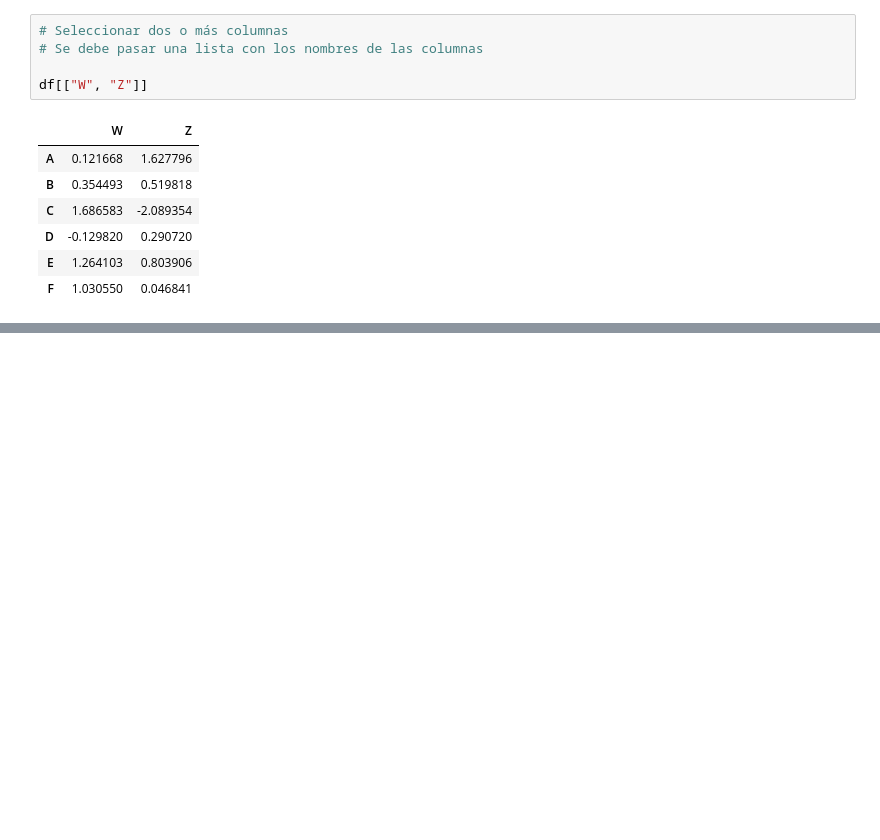
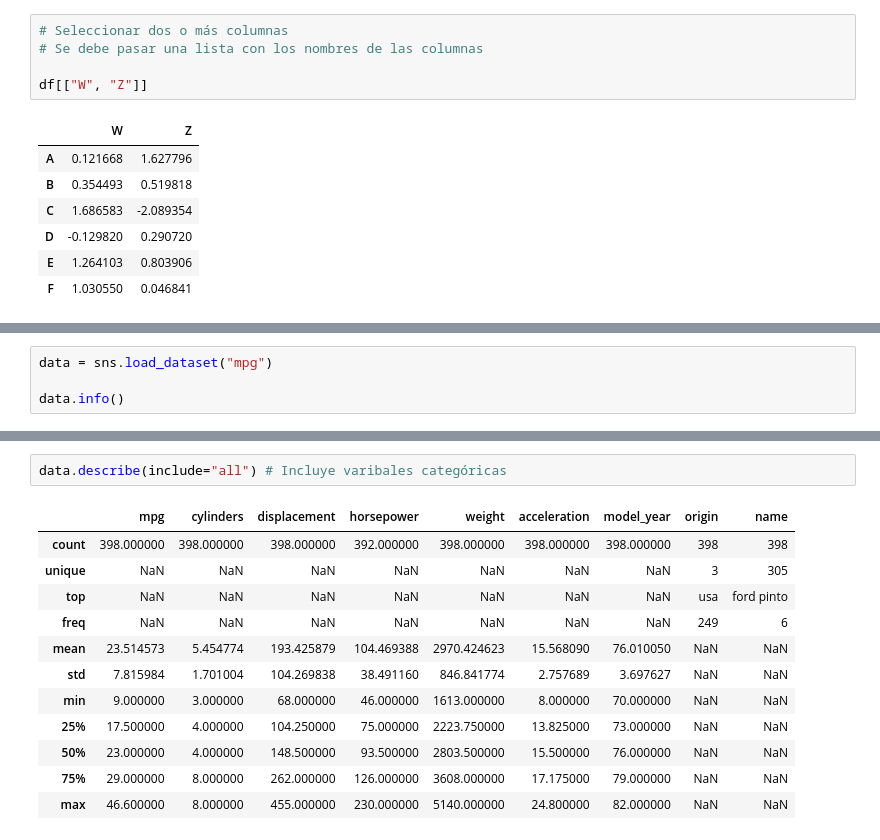
Before and after one commit to dpalacioj/DataAI-Fundamentos-Aplicaciones, a Jupyter notebook: Analitica/ciencia_datos_con_python/notebooks-teoria/03_pandas.ipynb, the cells around one changed output, grey strips where cells are left out. Drawn from its saved outputs; the diff is of its cells as text; blank space fills up the shorter version.

```diff
--- a/Analitica/ciencia_datos_con_python/notebooks-teoria/03_pandas.ipynb
+++ b/Analitica/ciencia_datos_con_python/notebooks-teoria/03_pandas.ipynb
@@ -345,0 +1706,4 @@ df[["W", "Z"]]
+# %%
+data = sns.load_dataset("mpg")
+
+data.info()
@@ -345,0 +1748,15 @@ df[["W", "Z"]]
+# %%
+data.describe(include="all") # Incluye varibales categóricas
+# %% [output]
+|  | mpg | cylinders | displacement | horsepower | weight | acceleration | model_year | origin | name |
+| count | 398.000000 | 398.000000 | 398.000000 | 392.000000 | 398.000000 | 398.000000 | 398.000000 | 398 | 398 |
+| unique | NaN | NaN | NaN | NaN | NaN | NaN | NaN | 3 | 305 |
+| top | NaN | NaN | NaN | NaN | NaN | NaN | NaN | usa | ford pinto |
+| freq | NaN | NaN | NaN | NaN | NaN | NaN | NaN | 249 | 6 |
+| mean | 23.514573 | 5.454774 | 193.425879 | 104.469388 | 2970.424623 | 15.568090 | 76.010050 | NaN | NaN |
+| std | 7.815984 | 1.701004 | 104.269838 | 38.491160 | 846.841774 | 2.757689 | 3.697627 | NaN | NaN |
+| min | 9.000000 | 3.000000 | 68.000000 | 46.000000 | 1613.000000 | 8.000000 | 70.000000 | NaN | NaN |
+| 25% | 17.500000 | 4.000000 | 104.250000 | 75.000000 | 2223.750000 | 13.825000 | 73.000000 | NaN | NaN |
+| 50% | 23.000000 | 4.000000 | 148.500000 | 93.500000 | 2803.500000 | 15.500000 | 76.000000 | NaN | NaN |
+| 75% | 29.000000 | 8.000000 | 262.000000 | 126.000000 | 3608.000000 | 17.175000 | 79.000000 | NaN | NaN |
+| max | 46.600000 | 8.000000 | 455.000000 | 230.000000 | 5140.000000 | 24.800000 | 82.000000 | NaN | NaN |
```
Also changed, not shown: parts of 188 cells of this notebook, 1 other file.
